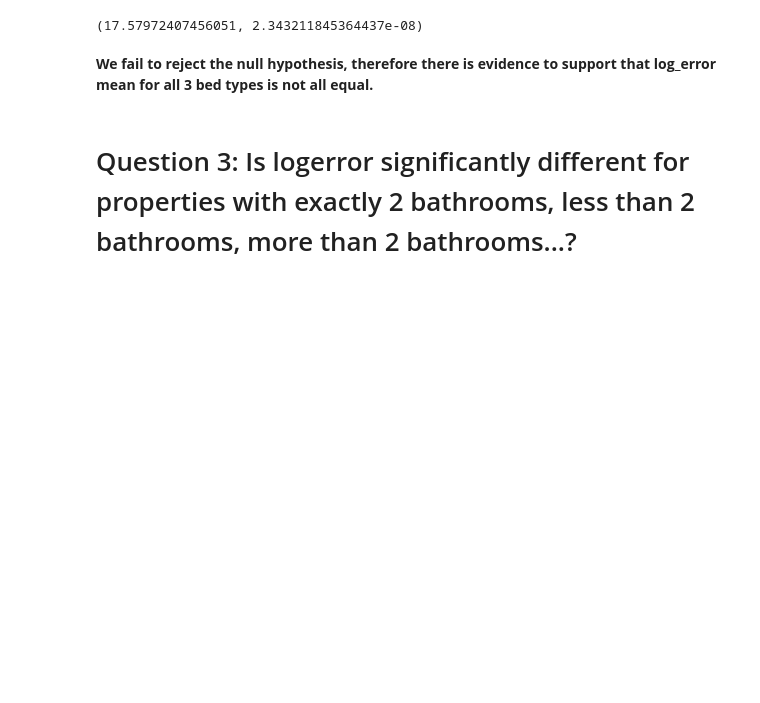
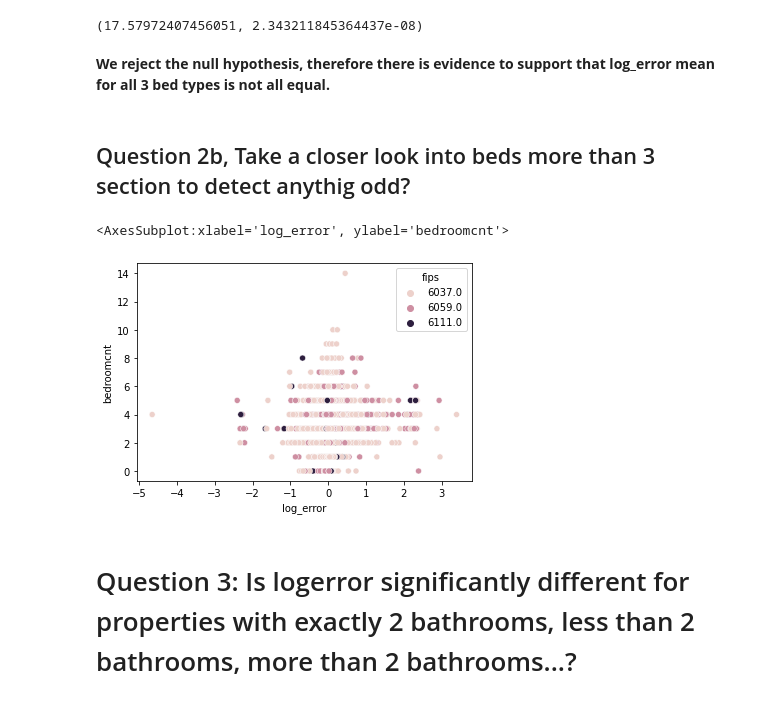
Before and after one commit to Yvette-Ibarra/clustering-exercises, a Jupyter notebook: explore_zillow.ipynb, the cells around one changed output. Cells and saved outputs as stored; diff of their text form; code cells hidden in the pictures; blank space fills up the shorter version.

Commit message:
update secondary questions

```diff
--- a/explore_zillow.ipynb
+++ b/explore_zillow.ipynb
@@ -130,7 +130,14 @@ f, p
 # %% [output]
 (17.57972407456051, 2.343211845364437e-08)
 # %% [markdown]
-**We fail to reject the null hypothesis, therefore there is evidence to support that log_error mean for all 3 bed types is not all equal.**
+**We reject the null hypothesis, therefore there is evidence to support that log_error mean for all 3 bed types is not all equal.**
+# %% [markdown]
+## Question 2b, Take a closer look into beds more than 3 section to detect anythig odd?
+# %%
+sns.scatterplot(y=train.bedroomcnt,x= train.log_error,hue=train.fips)
+# %% [output]
+<AxesSubplot:xlabel='log_error', ylabel='bedroomcnt'>
+[figure, added]
 # %% [markdown]
 # Question 3: Is logerror significantly different for properties with exactly 2 bathrooms, less than 2 bathrooms, more than 2 bathrooms...?
 # %%
```
Also changed, not shown: parts of 28 cells of this notebook.
